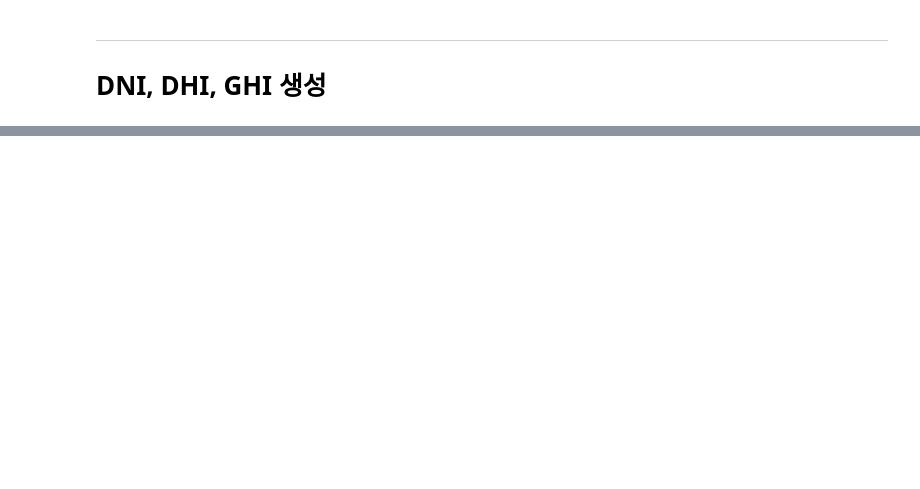
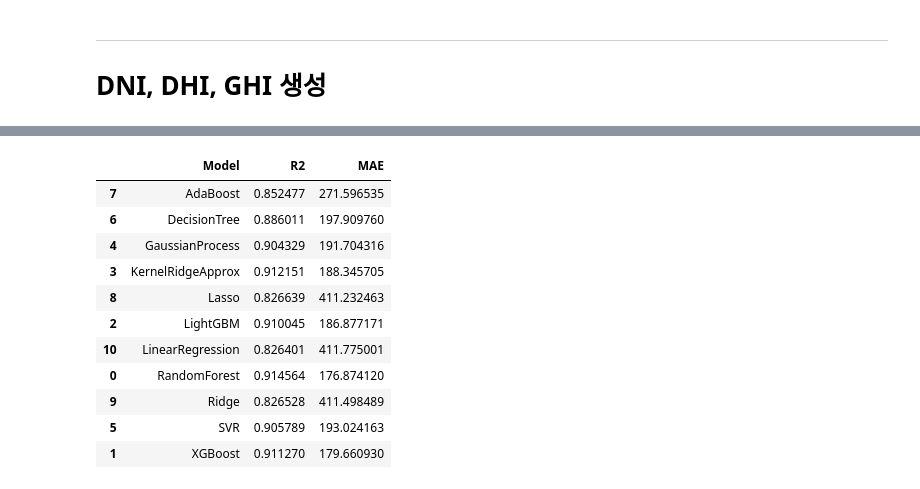
Before and after one commit to Jjineeq/Capstone_Design, a Jupyter notebook: 논문/250711_modeling.ipynb, the cells around one changed output, grey strips where cells are left out. Drawn from its saved outputs; the diff is of its cells as text; code cells hidden in the pictures; blank space fills up the shorter version.

```diff
--- a/논문/250711_modeling.ipynb
+++ b/논문/250711_modeling.ipynb
@@ -170,5 +167,5 @@ x_physics = total_df[input_col + ['GHI', 'DNI', 'DHI', 'pred_generation']]
 # %%
-x_physics[['GHI', 'DNI', 'DHI']] = x_physics[['GHI', 'DNI', 'DHI']] * x_physics[['일조(hr)']].values
+x_physics[['GHI', 'DNI', 'DHI']] = x_physics[['GHI', 'DNI', 'DHI']] # * x_physics[['일조(hr)']].values
 # %%
 train_size = int(len(x_none) * 0.8)
 x_none_train = x_none[:train_size]
@@ -197,12 +187,0 @@ lgb_model_physics = lgb.LGBMRegressor(n_estimators=300, random_state=42)
-# %%
-rf_model_none.fit(sc_x_none_train, y_train)
-rf_pred_none = rf_model_none.predict(sc_x_none_test)
-
-lgb_model_none.fit(sc_x_physics_train, y_train)
-lgb_pred_none = lgb_model_none.predict(sc_x_physics_test)
-
-rf_model_physics.fit(sc_x_physics_train, y_train)
-rf_pred_physics = rf_model_physics.predict(sc_x_physics_test)
-
-lgb_model_physics.fit(sc_x_physics_train, y_train)
-lgb_pred_physics = lgb_model_physics.predict(sc_x_physics_test)
@@ -271,0 +207,22 @@ plt.barh(x_physics.columns, rf_model_physics.feature_importances_)
+# %%
+HAVE_LGBM = False
+HAVE_XGB  = False
+try:
+    import lightgbm as lgb
+    HAVE_LGBM = True
+except Exception:
+    pass
+try:
+    from xgboost import XGBRegressor
+    HAVE_XGB = True
+except Exception:
+    pass
+
+SEARCH_SCORING = "neg_mean_absolute_error"  # or "r2"
+N_SPLITS = 5
+
+def _eval(y_true, y_pred):
+    return {
+        "R2":  r2_score(y_true, y_pred),
+        "MAE": mean_absolute_error(y_true, y_pred),
+    }
@@ -271,0 +435,5 @@ plt.barh(x_physics.columns, rf_model_physics.feature_importances_)
+# %%
+res_phys, models_phys, preds_phys_by_model, preds_phys_best = run_suite(
+    sc_x_physics_train, y_train, sc_x_physics_test, y_test,
+    cv=5, random_state=42, use_threads=True, n_jobs_search=-1, n_jobs_est=1
+)
@@ -271,0 +462,15 @@ plt.barh(x_physics.columns, rf_model_physics.feature_importances_)
+# %%
+res_phys.sort_values('Model')
+# %% [output]
+|  | Model | R2 | MAE |
+| 7 | AdaBoost | 0.852477 | 271.596535 |
+| 6 | DecisionTree | 0.886011 | 197.909760 |
+| 4 | GaussianProcess | 0.904329 | 191.704316 |
+| 3 | KernelRidgeApprox | 0.912151 | 188.345705 |
+| 8 | Lasso | 0.826639 | 411.232463 |
+| 2 | LightGBM | 0.910045 | 186.877171 |
+| 10 | LinearRegression | 0.826401 | 411.775001 |
+| 0 | RandomForest | 0.914564 | 176.874120 |
+| 9 | Ridge | 0.826528 | 411.498489 |
+| 5 | SVR | 0.905789 | 193.024163 |
+| 1 | XGBoost | 0.911270 | 179.660930 |
```
Also changed, not shown: parts of 99 cells of this notebook, 6 other files.
